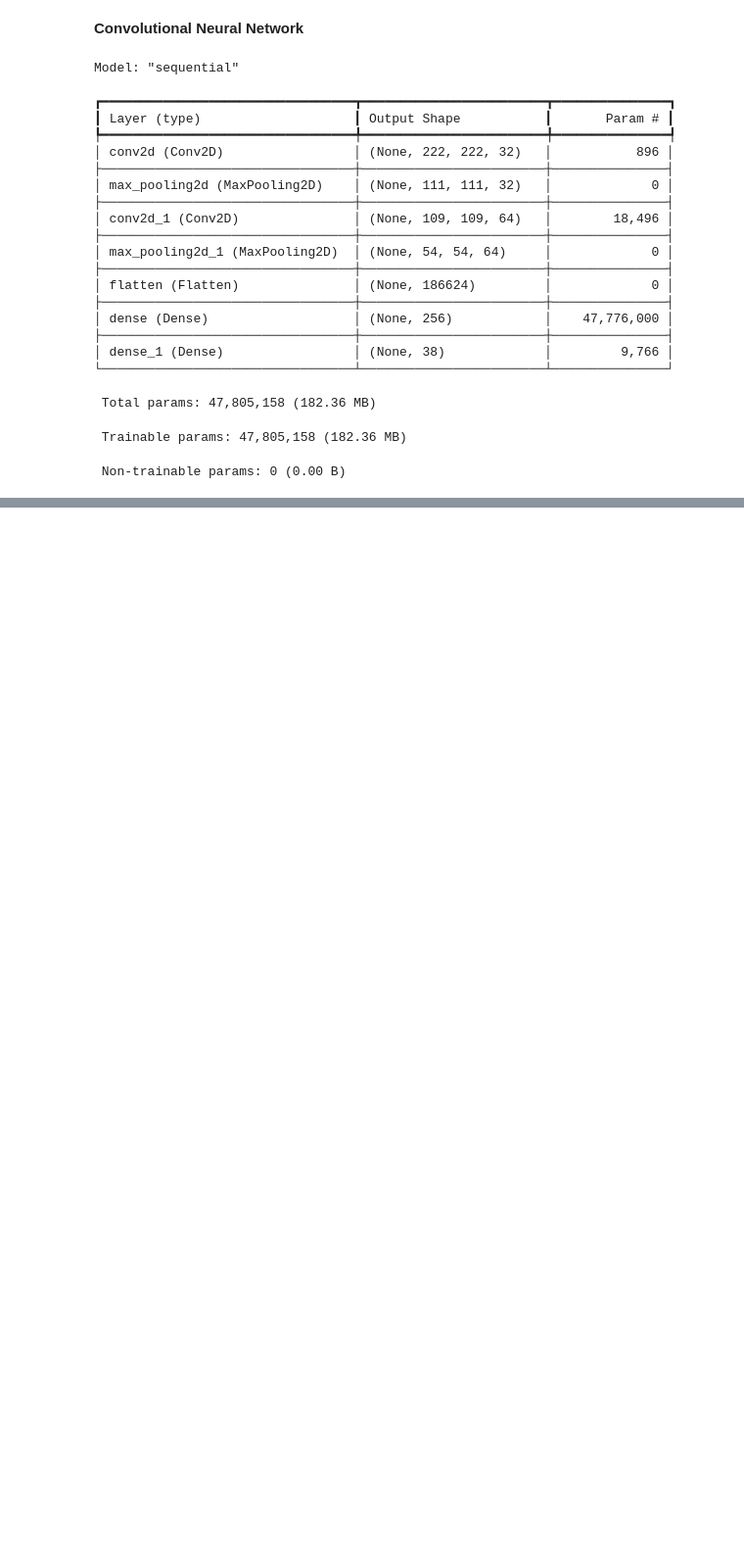
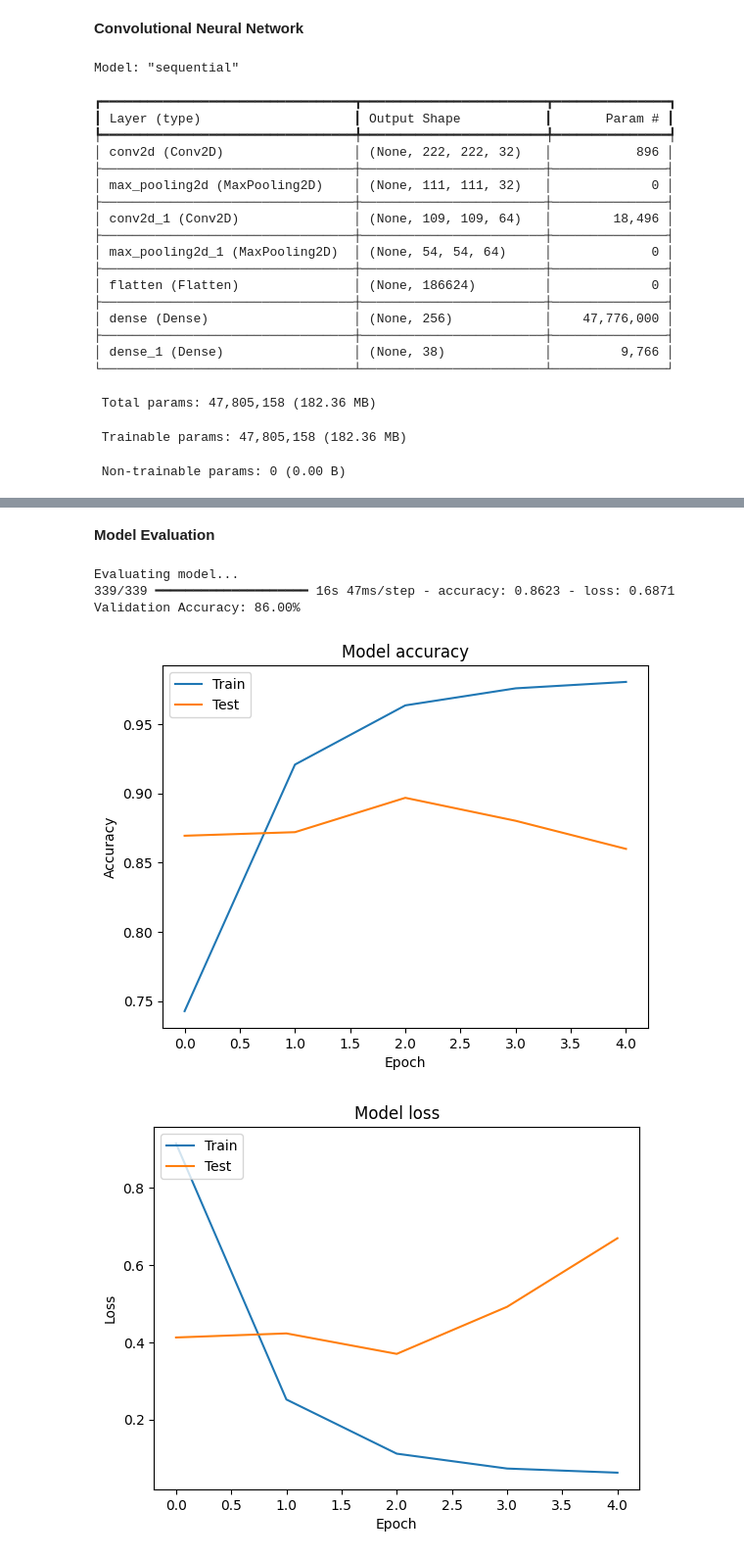
Before and after one commit to gauravmalaviya143/plant_disease_prediction_cnn_deep_leanring_project, a Jupyter notebook: Plant_Disease_Prediction_CNN_Image_Classifier.ipynb, the cells around one changed output, grey strips where cells are left out. Shown: that part at 98% size. Drawn from its saved outputs; the diff is of its cells as text; code cells hidden in the pictures; blank space fills up the shorter version.

Commit message:
Trained and evaluated a model

```diff
--- a/Plant_Disease_Prediction_CNN_Image_Classifier.ipynb
+++ b/Plant_Disease_Prediction_CNN_Image_Classifier.ipynb
@@ -194,0 +197,9 @@ model.compile(
+# %%
+# Training the Model
+history = model.fit(
+    train_generator,
+    steps_per_epoch=train_generator.samples // batch_size, #Number of steps per epoch
+    epochs=5, # Number of Epochs
+    validation_data=validation_generator,
+    validation_steps=validation_generator.samples // batch_size # Validation steps
+)
@@ -194,0 +217,32 @@ model.compile(
+# %% [markdown]
+**Model Evaluation**
+# %%
+# Model Evaluation
+print("Evaluating model...")
+val_loss, val_accuracy = model.evaluate(validation_generator, steps=validation_generator.samples // batch_size)
+print(f"Validation Accuracy: {val_accuracy * 100:.2f}%")
+# %% [output]
+Evaluating model...
+339/339 ━━━━━━━━━━━━━━━━━━━━ 16s 47ms/step - accuracy: 0.8623 - loss: 0.6871
+Validation Accuracy: 86.00%
+# %%
+# Plot training & validation accuracy values
+plt.plot(history.history['accuracy'])
+plt.plot(history.history['val_accuracy'])
+plt.title('Model accuracy')
+plt.ylabel('Accuracy')
+plt.xlabel('Epoch')
+plt.legend(['Train', 'Test'], loc='upper left')
+plt.show()
+
+# Plot training & validation loss values
+plt.plot(history.history['loss'])
+plt.plot(history.history['val_loss'])
+plt.title('Model loss')
+plt.ylabel('Loss')
+plt.xlabel('Epoch')
+plt.legend(['Train', 'Test'], loc='upper left')
+plt.show()
+# %% [output]
+[figure, added]
+[figure, added]
```
Also changed, not shown: parts of 3 cells of this notebook.
